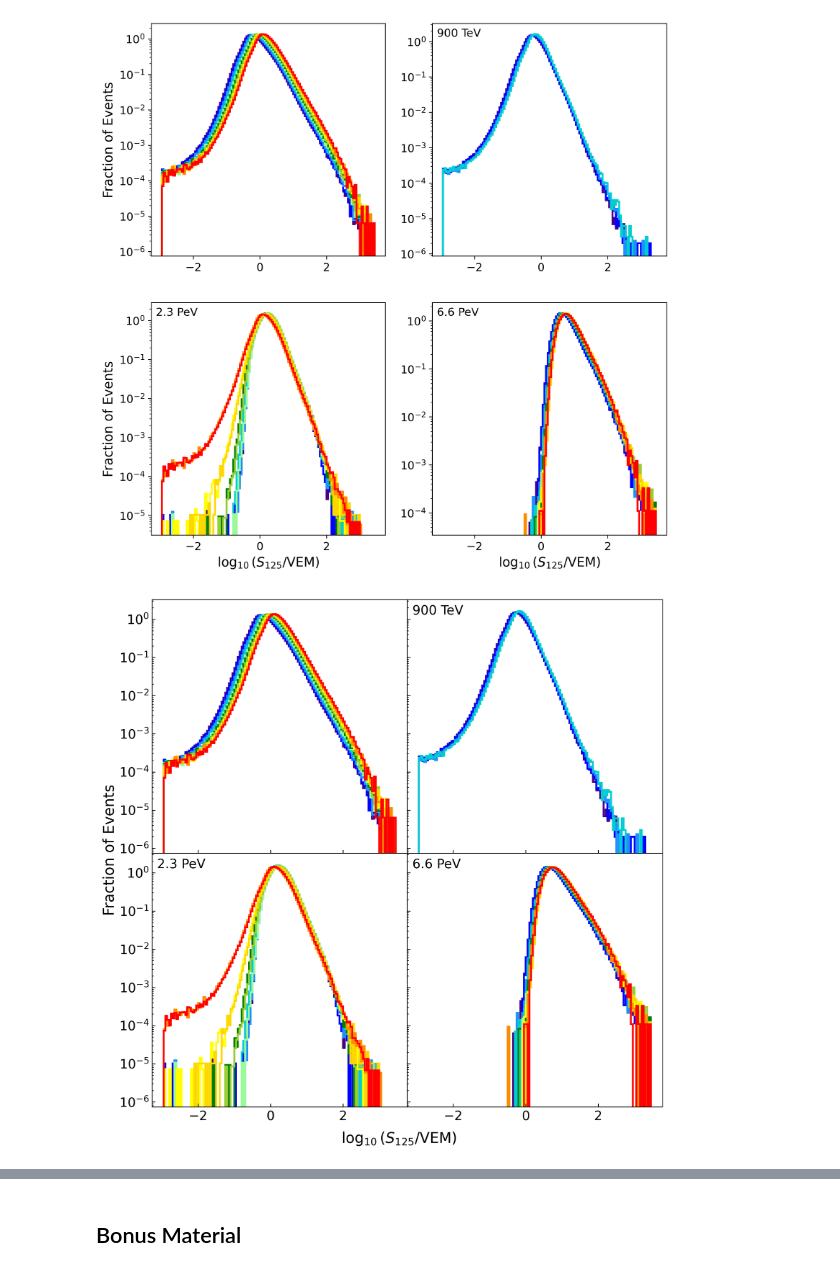
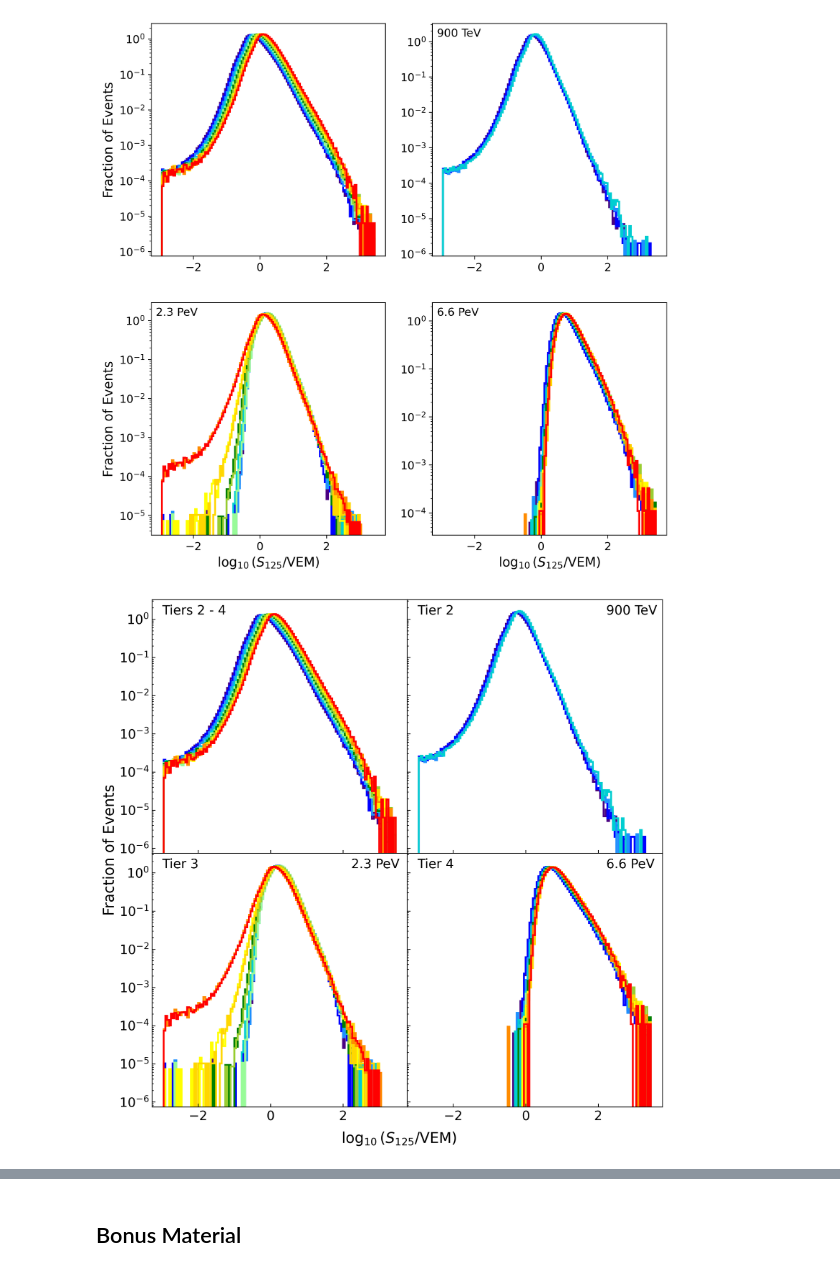
Before and after one commit to bastow-libby/11-year-Update-Paper-Figures, a Jupyter notebook: Figure1/s125.ipynb, the cells around one changed output, grey strips where cells are left out. Cells and saved outputs as stored; diff of their text form; code cells hidden in the pictures.

```diff
--- a/Figure1/s125.ipynb
+++ b/Figure1/s125.ipynb
@@ -38,12 +38,15 @@ for yyyy in run_years:
     if yyyy < 2015:
         t2_cut = (stations >= tier2_starter_min) * (stations < tier3_min_station)
         data[f'tier2_{yyyy}'], _ = np.histogram(np.log10(s125[cut * t2_cut]), **h_args)
+        data[f'tier2_{yyyy}_unnorm'], _ = np.histogram(np.log10(s125[cut * t2_cut]), bins=bins)
 
     t3_cut = (stations >= tier3_min_station) * (stations < tier4_min_station)
     data[f'tier3_{yyyy}'], _ = np.histogram(np.log10(s125[cut * t3_cut]), **h_args)
+    data[f'tier3_{yyyy}_unnorm'], _ = np.histogram(np.log10(s125[cut * t3_cut]), bins=bins)
 
     t4_cut = (stations >= tier4_min_station)
     data[f'tier4_{yyyy}'], _ = np.histogram(np.log10(s125[cut * t4_cut]), **h_args)
+    data[f'tier4_{yyyy}_unnorm'], _ = np.histogram(np.log10(s125[cut * t4_cut]), bins=bins)
 
     # Setup for all events w/ s125
     nocuts_cut = (stations >= 5)
@@ -122,34 +125,43 @@ for i, yyyy in enumerate(run_years):
     axs[1, 0].stairs(data[f'tier3_{yyyy}'], label=f'{yyyy} Tier 3', **h_params)
     axs[1, 1].stairs(data[f'tier4_{yyyy}'], label=f'{yyyy} Tier 4', **h_params)
 
 # Set all axes to log scale
 for ax in axs.flat:
     ax.set_yscale('log')
     ax.tick_params(axis='both', labelsize=14)
 
+# Tier labels
+label_params = {'fontsize':14, 'va':'top'}
+x_l, x_r, y = 0.04, 0.78, 0.98
+axs[0, 0].text(x_l, y, 'Tiers 2 - 4', transform=axs[0, 0].transAxes, **label_params)
+#axs[0, 0].text(x_l, y-0.06, r'($N_s \geq 5$)', transform=axs[0, 0].transAxes, **label_params)
+axs[0, 1].text(x_l, y, 'Tier 2', transform=axs[0, 1].transAxes, **label_params)
+axs[1, 0].text(x_l, y, 'Tier 3', transform=axs[1, 0].transAxes, **label_params)
+axs[1, 1].text(x_l, y, 'Tier 4', transform=axs[1, 1].transAxes, **label_params)
+
 # Energy labels
-axs[0, 1].text(0.02, 0.98, '900 TeV', transform=axs[0, 1].transAxes, fontsize=14, va='top')
-axs[1, 0].text(0.02, 0.98, '2.3 PeV', transform=axs[1, 0].transAxes, fontsize=14, va='top')
-axs[1, 1].text(0.02, 0.98, '6.6 PeV', transform=axs[1, 1].transAxes, fontsize=14, va='top')
+axs[0, 1].text(x_r, y, '900 TeV', transform=axs[0, 1].transAxes, **label_params)
+axs[1, 0].text(x_r, y, '2.3 PeV', transform=axs[1, 0].transAxes, **label_params)
+axs[1, 1].text(x_r, y, '6.6 PeV', transform=axs[1, 1].transAxes, **label_params)
 
 # Remove interior tick labels
 for ax in axs[0, :]:
     ax.tick_params(axis='x', which='both', bottom=True, labelbottom=False)
 
 for ax in axs[:, 1]:
     ax.tick_params(labelleft=False)
 
 for ax in axs.flat:
     ax.tick_params(direction='in', which='both')
 
 # Shared axis labels
 fig.supxlabel(r'$\log_{10}(S_{125}/\mathrm{VEM})$', fontsize=16, y=0.05)
 fig.supylabel('Fraction of Events', fontsize=16, x=0.05)
 
 # Remove spacing between panels
 fig.subplots_adjust(wspace=0, hspace=0)
 
 plt.savefig('s125_histograms_sharedaxes.pdf', bbox_inches='tight')
 plt.show()
 # %% [output]
-[figure, old version]
+[figure, new version]
```
Also changed, not shown: parts of 2 cells of this notebook, 4 other files.
